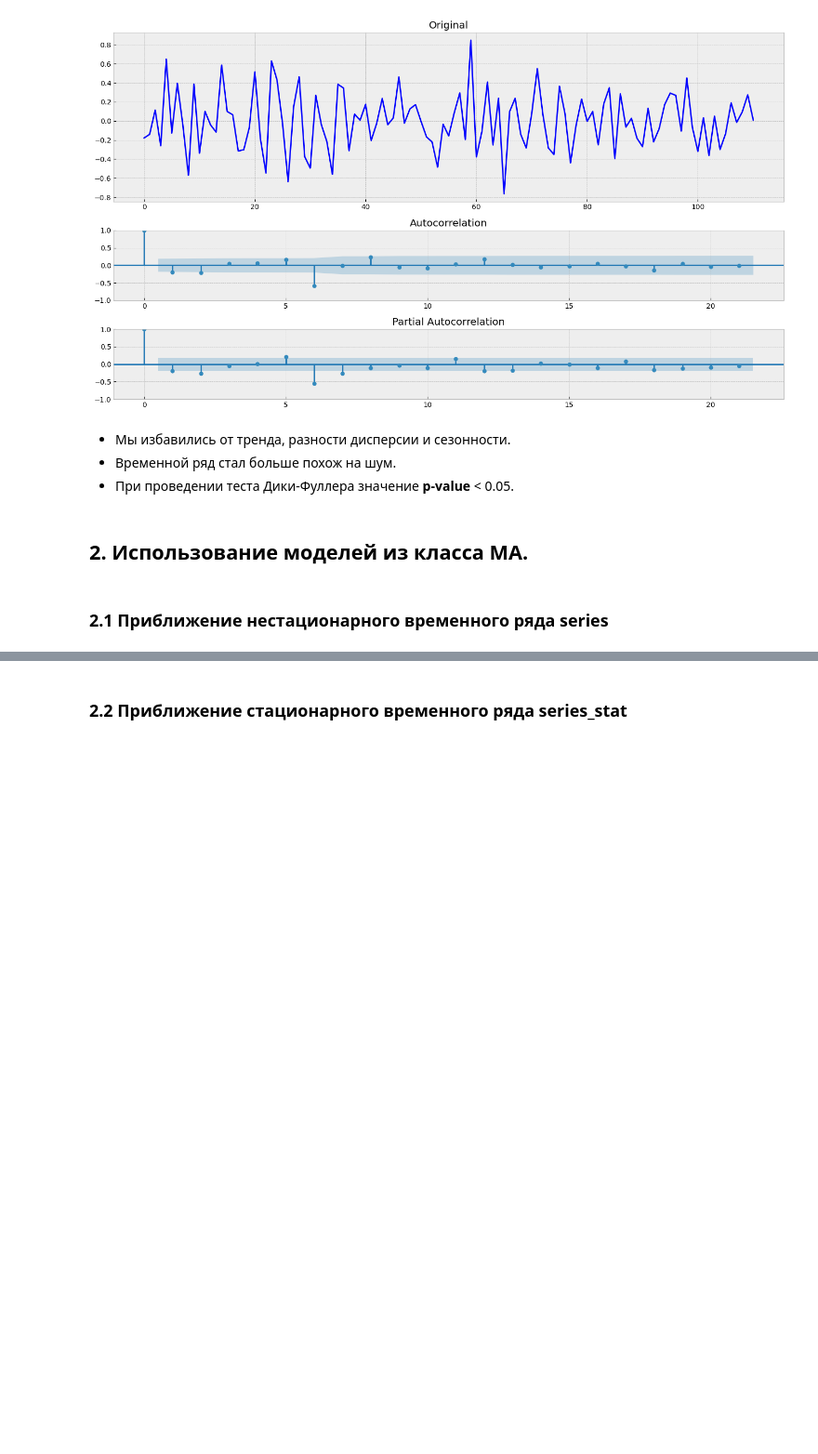
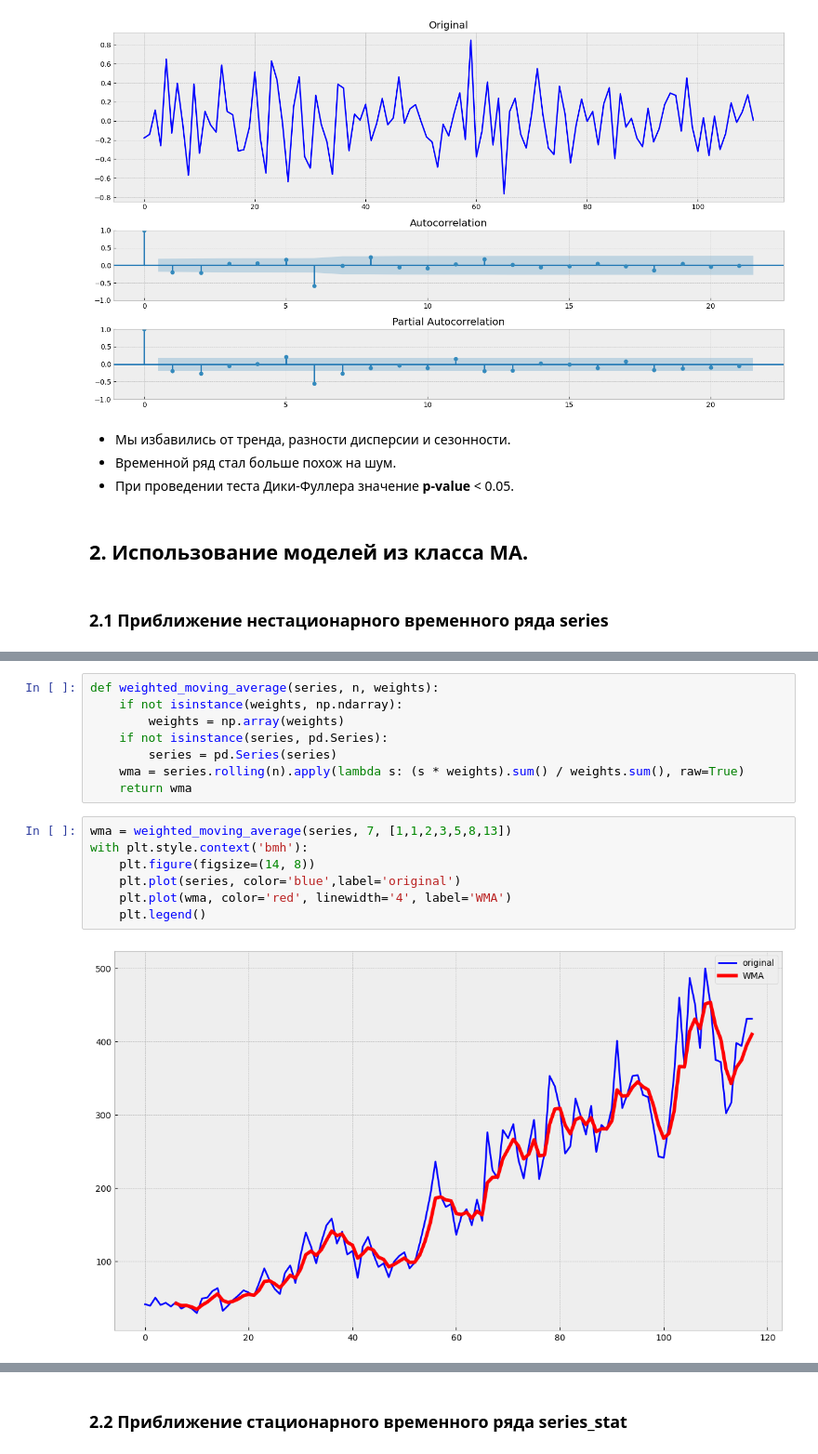
Before and after one commit to BalshowAndrew/time_series, a Jupyter notebook: ts_studying/02_hw_time_series.ipynb, the cells around one changed output, grey strips where cells are left out. Shown at 93% size. Cells and saved outputs as stored; diff of their text form; blank space fills up the shorter version.

```diff
--- a/ts_studying/02_hw_time_series.ipynb
+++ b/ts_studying/02_hw_time_series.ipynb
@@ -121,0 +159,17 @@ dtype: float64
+# %%
+def weighted_moving_average(series, n, weights):
+    if not isinstance(weights, np.ndarray):
+        weights = np.array(weights)
+    if not isinstance(series, pd.Series):
+        series = pd.Series(series)
+    wma = series.rolling(n).apply(lambda s: (s * weights).sum() / weights.sum(), raw=True)
+    return wma
+# %%
+wma = weighted_moving_average(series, 7, [1,1,2,3,5,8,13])
+with plt.style.context('bmh'):
+    plt.figure(figsize=(14, 8))
+    plt.plot(series, color='blue',label='original')
+    plt.plot(wma, color='red', linewidth='4', label='WMA')
+    plt.legend()
+# %% [output]
+[figure, added]
```
Also changed, not shown: parts of 18 cells of this notebook, 1 other file.
